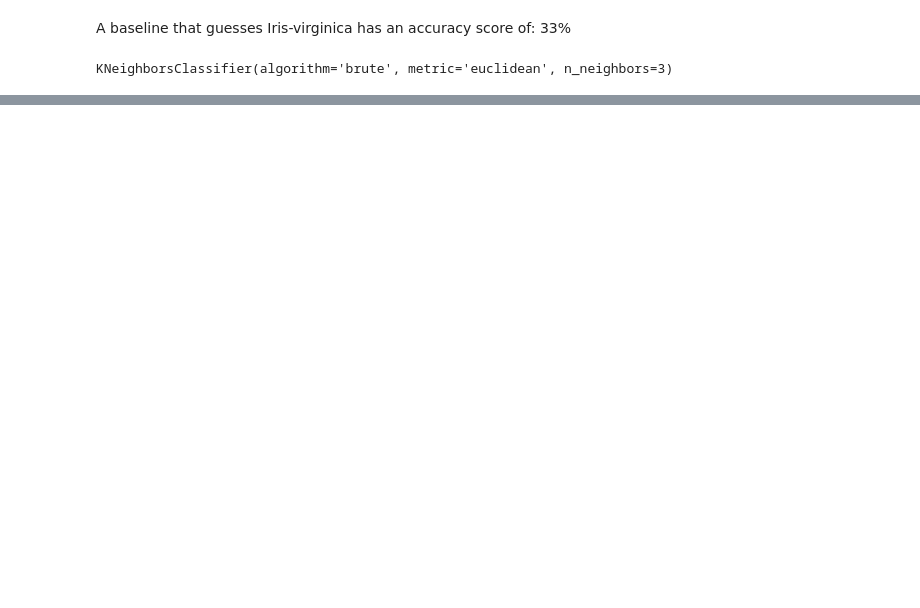
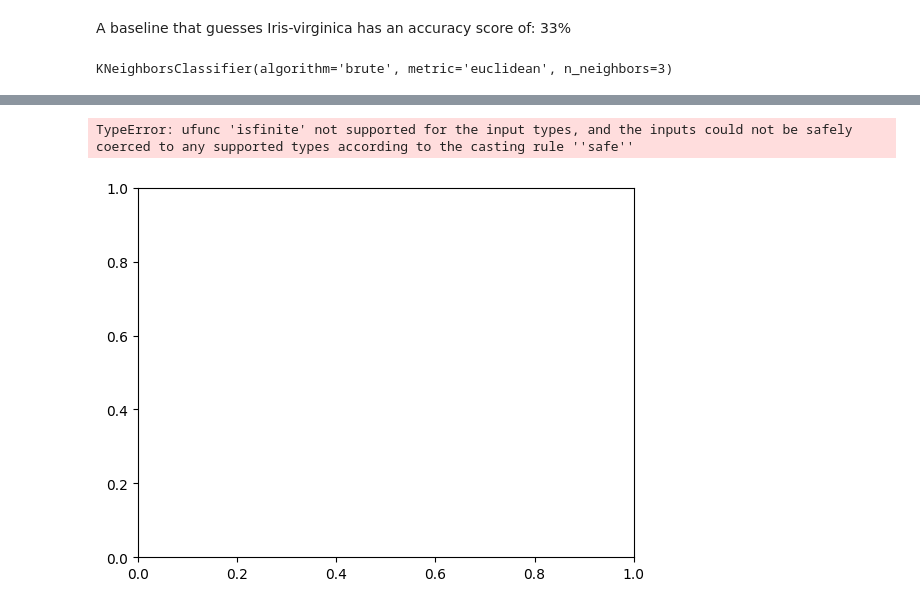
Before and after one commit to Timson1235/clouddocker, a Jupyter notebook: machine_learning/knn/iris_knn.ipynb, the cells around one changed output, grey strips where cells are left out. Drawn from its saved outputs; the diff is of its cells as text; code cells hidden in the pictures; blank space fills up the shorter version.

```diff
--- a/machine_learning/knn/iris_knn.ipynb
+++ b/machine_learning/knn/iris_knn.ipynb
@@ -137,0 +158,40 @@ plt.legend()
+# %%
+# for a 2D feature space plot the decision boundaries of a classifier
+# X = input
+# y = target (max. 3 classes)
+# clf = sklearn classifier
+def plot_decisions_2d(X, y, clf, resolution=0.02):
+    from matplotlib.colors import ListedColormap
+    import matplotlib.pyplot as plt
+    import numpy as np
+    shapes = ('o', 'v', 'x')
+    colors = ('dodgerblue', 'darkorange', 'lightgreen')
+    # we select as many colors as there are labels (no more than tree)
+    # the result can be tuple in recent python versions, therefore has to be turned into a list
+    cmap = ListedColormap(list(colors[:len(np.unique(y))]))
+    x1_min, x1_max = X[:, 0].min() - 1, X[:, 0].max() + 1
+    x2_min, x2_max = X[:, 1].min() - 1, X[:, 1].max() + 1
+    xx1, xx2 = np.meshgrid(np.arange(x1_min, x1_max, resolution),
+    np.arange(x2_min, x2_max, resolution))
+    # xx1 are all the x1 coords of the points in a 2d grid
+    # xx2 are all the x2 coords of the points in a 2d grid
+    # creating an array we have two rows: xx1 coords and xx2 coords
+    # transposing the array we get lots of rows each with an x1 and an x2 coord
+    Z = clf.predict(np.array([xx1.reshape(-1), xx2.reshape(-1)]).T)
+    Z = Z.reshape(xx1.shape)
+    plt.contourf(xx1, xx2, Z, alpha=0.3, cmap=cmap)
+    plt.xlim(xx1.min(), xx1.max())
+    plt.ylim(xx2.min(), xx2.max())
+    # plot actual points
+    for idx, clazz in enumerate(np.unique(y)):
+        plt.scatter(x=X[y == clazz, 0], y=X[y == clazz, 1],alpha=0.8,c=colors[idx],marker=shapes[idx],label=clazz)
+# %%
+plot_decisions_2d(X_test_sc, y_test, clf= clf1)
+plt.title("Decision Regions for kNN Classifier with Scaled Data")
+plt.xlabel("Feature 1")
+plt.ylabel("Feature 2")
+plt.legend()
+plt.show()
+# %% [output]
+TypeError: ufunc 'isfinite' not supported for the input types, and the inputs could not be safely coerced to any supported types according to the casting rule ''safe''
+[figure, added]
```
Also changed, not shown: parts of 12 cells of this notebook, 1 other file.
